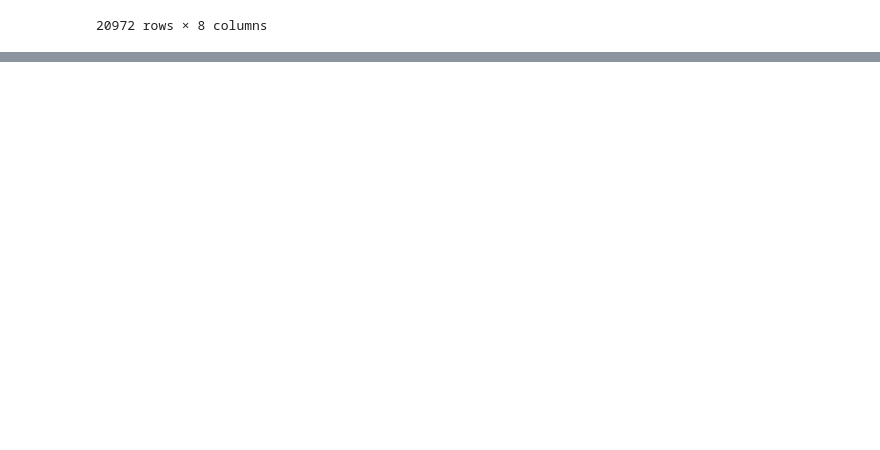
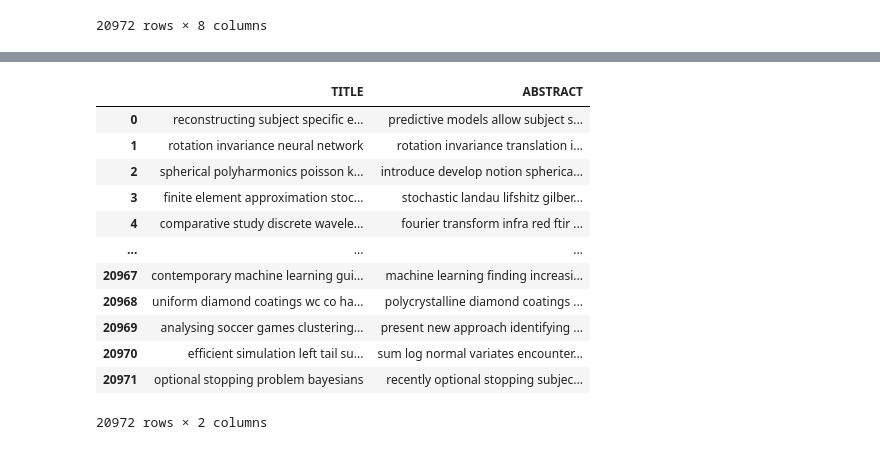
Before and after one commit to richlukich/JetBrains, a Jupyter notebook: JetBrainsIntern.ipynb, the cells around one changed output, grey strips where cells are left out. Saved outputs shown, nothing was run; the diff lists cells and outputs as text; code cells hidden in the pictures; blank space fills up the shorter version.

```diff
--- a/JetBrainsIntern.ipynb
+++ b/JetBrainsIntern.ipynb
@@ -1038,4 +1047,20 @@ plt.show()
 X1=np.vstack (( df_new['word_count_title'].values/max(df_new['word_count_title'].values),df_new['word_count_abstract'].values/max(df_new['word_count_abstract'].values))).T
 # %%
 X1=hstack((X_tf_idf,csr_matrix(X1)))
+# %%
+df_clean.iloc[:,0:2]
+# %% [output]
+|  | TITLE | ABSTRACT |
+| 0 | reconstructing subject specific e... | predictive models allow subject s... |
+| 1 | rotation invariance neural network | rotation invariance translation i... |
+| 2 | spherical polyharmonics poisson k... | introduce develop notion spherica... |
+| 3 | finite element approximation stoc... | stochastic landau lifshitz gilber... |
+| 4 | comparative study discrete wavele... | fourier transform infra red ftir ... |
+| ... | ... | ... |
+| 20967 | contemporary machine learning gui... | machine learning finding increasi... |
+| 20968 | uniform diamond coatings wc co ha... | polycrystalline diamond coatings ... |
+| 20969 | analysing soccer games clustering... | present new approach identifying ... |
+| 20970 | efficient simulation left tail su... | sum log normal variates encounter... |
+| 20971 | optional stopping problem bayesians | recently optional stopping subjec... |
+20972 rows × 2 columns
 # %%
```
Also changed, not shown: parts of 45 cells of this notebook, 1 other file.
